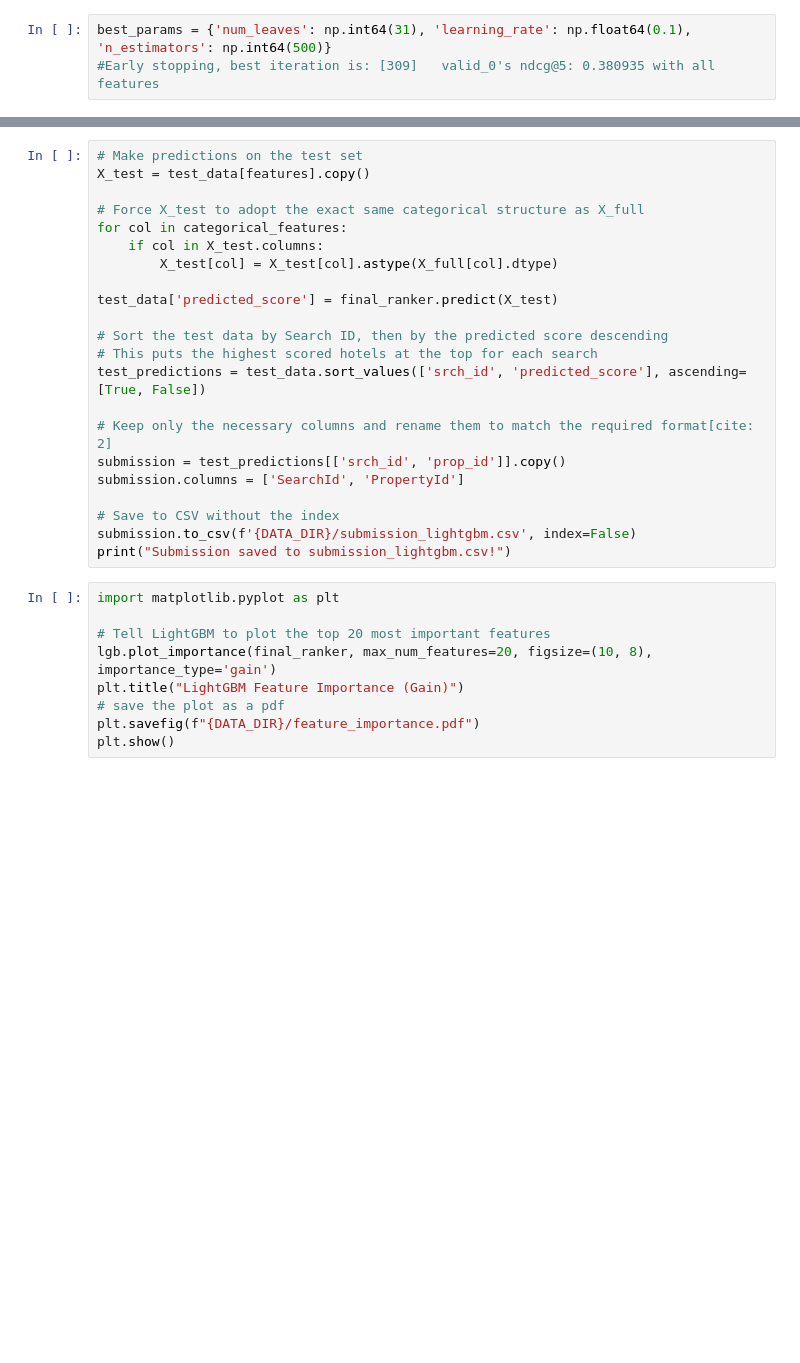
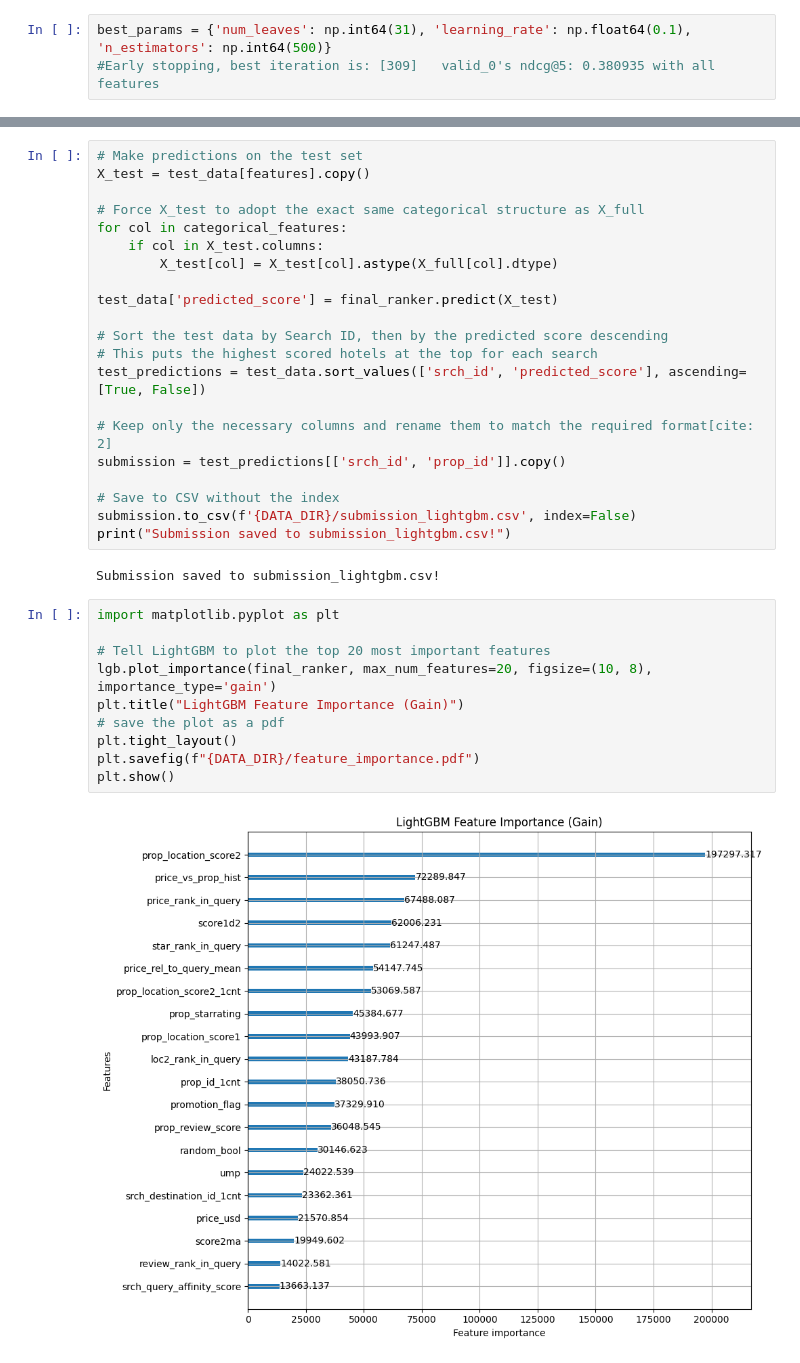
Before and after one commit to avril-rdgz/DMT_Assignment_2, a Jupyter notebook: notebooks/updated_lightGBM.ipynb, the cells around one changed output, grey strips where cells are left out. Saved outputs shown, nothing was run; the diff lists cells and outputs as text; blank space fills up the shorter version.

```diff
--- a/notebooks/updated_lightGBM.ipynb
+++ b/notebooks/updated_lightGBM.ipynb
@@ -182,17 +294,21 @@ test_predictions = test_data.sort_values(['srch_id', 'predicted_score'], ascendi
 
 # Keep only the necessary columns and rename them to match the required format[cite: 2]
 submission = test_predictions[['srch_id', 'prop_id']].copy()
-submission.columns = ['SearchId', 'PropertyId']
 
 # Save to CSV without the index
 submission.to_csv(f'{DATA_DIR}/submission_lightgbm.csv', index=False)
 print("Submission saved to submission_lightgbm.csv!")
+# %% [output]
+Submission saved to submission_lightgbm.csv!
 # %%
 import matplotlib.pyplot as plt
 
 # Tell LightGBM to plot the top 20 most important features
 lgb.plot_importance(final_ranker, max_num_features=20, figsize=(10, 8), importance_type='gain')
 plt.title("LightGBM Feature Importance (Gain)")
 # save the plot as a pdf
+plt.tight_layout()
 plt.savefig(f"{DATA_DIR}/feature_importance.pdf")
 plt.show()
+# %% [output]
+[figure, added]
```
Also changed, not shown: parts of 6 cells of this notebook, 8 other files.
